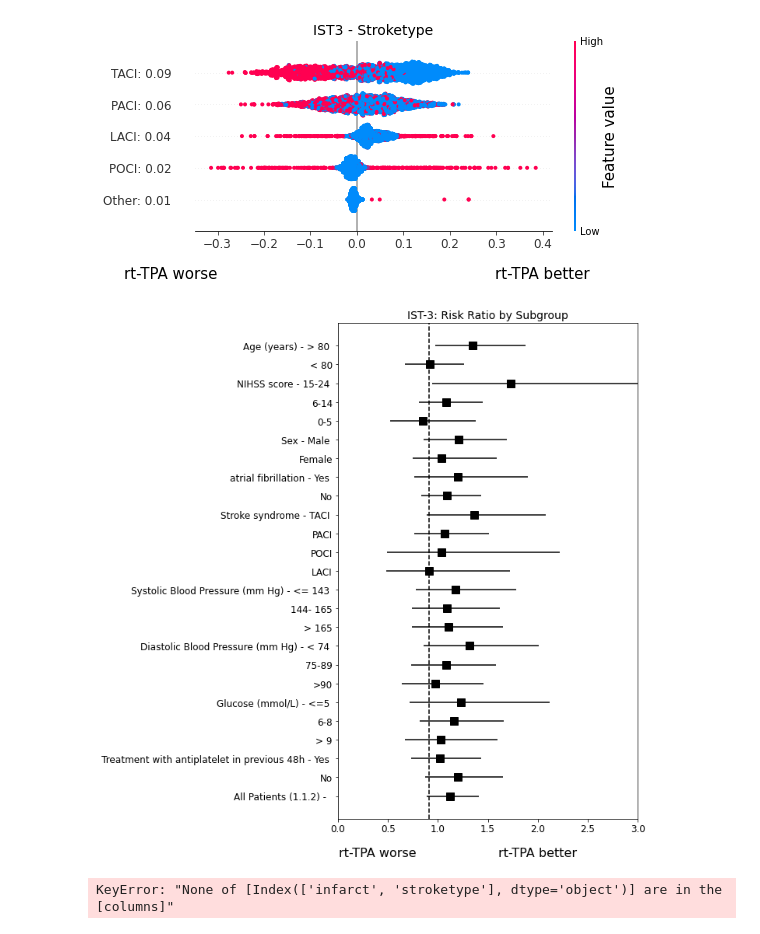
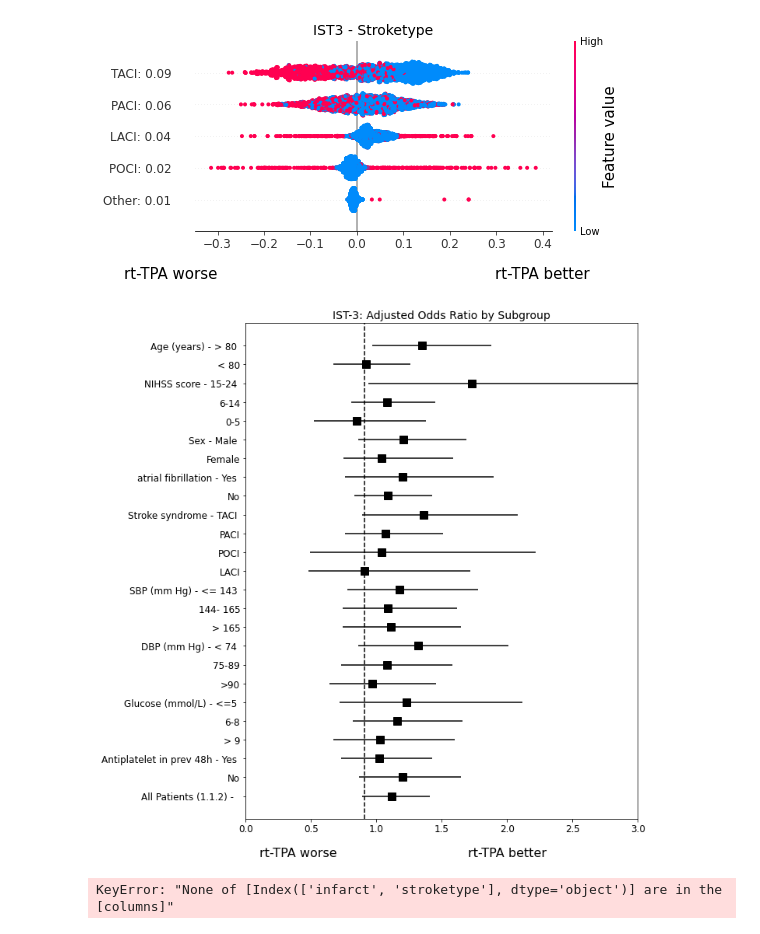
Before and after one commit to q8888620002/Explain_CATE, a Jupyter notebook: ist3.ipynb, the cells around one changed output. Saved outputs shown, nothing was run; the diff lists cells and outputs as text; code cells hidden in the pictures.

```diff
--- a/ist3.ipynb
+++ b/ist3.ipynb
@@ -227,20 +250,20 @@ import matplotlib.pyplot as plt
 data = [
     ["", 1.12, 0.89, 1.41,"All Patients (1.1.2)"],
 
-    ["No", 1.20, 0.87,1.65, "Treatment with antiplatelet in previous 48h"],
-    ["Yes",1.02, 0.73,1.43, "Treatment with antiplatelet in previous 48h"],
+    ["No", 1.20, 0.87,1.65, "Antiplatelet in prev 48h"],
+    ["Yes",1.02, 0.73,1.43, "Antiplatelet in prev 48h"],
 
     ['> 9', 1.03, 0.67, 1.60,"Glucose (mmol/L)"],
      ['6-8', 1.16, 0.82, 1.66,"Glucose (mmol/L)"],
      ['<=5', 1.23, 0.72, 2.12,"Glucose (mmol/L)"],
 
-     ['>90', 0.97, 0.64, 1.46,"Diastolic Blood Pressure (mm Hg)"],
-     ['75-89', 1.08, 0.73, 1.58,"Diastolic Blood Pressure (mm Hg)"],
-      ['< 74', 1.32, 0.86, 2.01,"Diastolic Blood Pressure (mm Hg)"],
+     ['>90', 0.97, 0.64, 1.46,"DBP (mm Hg)"],
+     ['75-89', 1.08, 0.73, 1.58,"DBP (mm Hg)"],
+      ['< 74', 1.32, 0.86, 2.01,"DBP (mm Hg)"],
 
-      ['> 165', 1.11, 0.74, 1.65,"Systolic Blood Pressure (mm Hg)"],
-     ['144- 165', 1.09, 0.74, 1.62,"Systolic Blood Pressure (mm Hg)"],
-     ['<= 143', 1.18, 0.78, 1.78,"Systolic Blood Pressure (mm Hg)"],
+      ['> 165', 1.11, 0.74, 1.65,"SBP (mm Hg)"],
+     ['144- 165', 1.09, 0.74, 1.62,"SBP (mm Hg)"],
+     ['<= 143', 1.18, 0.78, 1.78,"SBP (mm Hg)"],
 
       ['LACI', 0.91, 0.48, 1.72,"Stroke syndrome"],
       ['POCI', 1.04, 0.49, 2.22,"Stroke syndrome"],
@@ -284,35 +307,35 @@ errors = [errors[0][::-1], errors[1][::-1]]
 
 plt.errorbar(medians, y_range, xerr=errors, fmt='s', color="black", markersize=10)
 
 # Set labels with category after range
 new_labels = []
 last_category = None
 for label, min_, max_, category in reversed(list(zip(labels, mins, maxs, categories))):
     if category != last_category:
         new_labels.append(f'{category} - {label} ')
         last_category = category
     else:
         new_labels.append(f'{label}')
 
 ax.set_yticks(y_range)
 ax.set_yticklabels(new_labels, fontsize=12) # Larger font size here
 
 ax.tick_params(axis='x', labelsize=12) # Larger font size for x-axis ticks
 
 # Add custom text to the x-axis
 ax.text(0.4, -3.2, "rt-TPA worse", color="black", ha="center", fontsize=16) # Larger font size here
 ax.text(2.0, -3.2, "rt-TPA better", color="black", ha="center", fontsize=16) # Larger font size here
 
 # Add a vertical dashed line at x = 0.91
 ax.axvline(0.91, color='black', linestyle='--')
 ax.set_xlim(0, 3)
 
 
-plt.title("IST-3: Risk Ratio by Subgroup", size=14)
+plt.title("IST-3: Adjusted Odds Ratio by Subgroup", size=14)
 plt.tight_layout()
 plt.show()
 # %% [output]
-[figure, old version]
+[figure, new version]
 # %%
 ist3 = pd.read_sas("data/datashare_aug2015.sas7bdat")
 ist3 = ist3[ist3.stroketype!=5]
```
Also changed, not shown: parts of 3 cells of this notebook, 4 other files.
